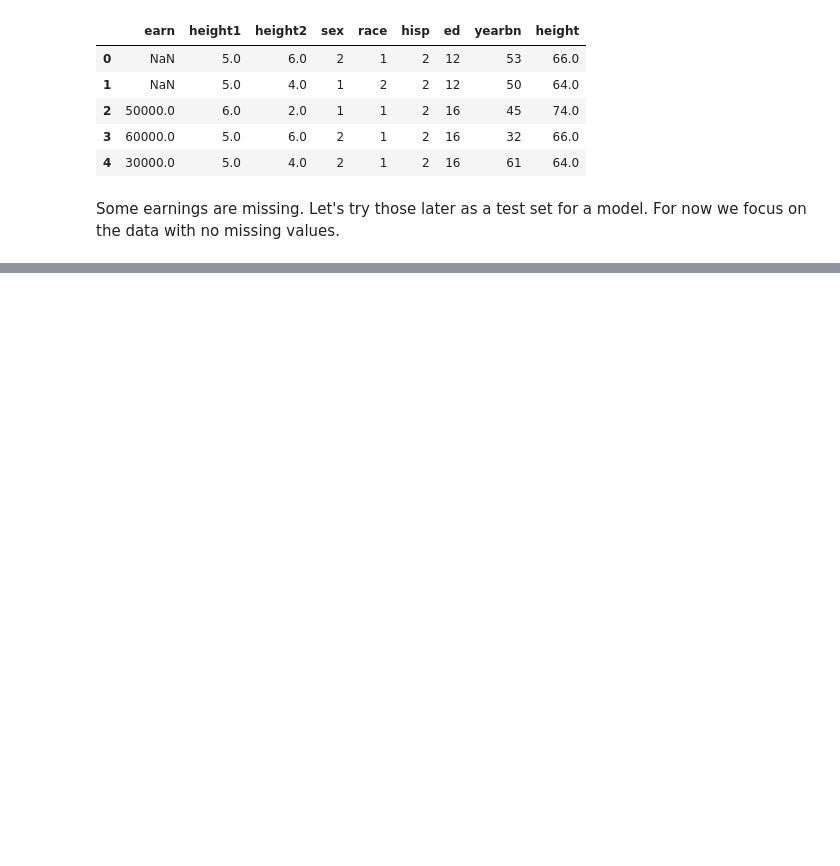
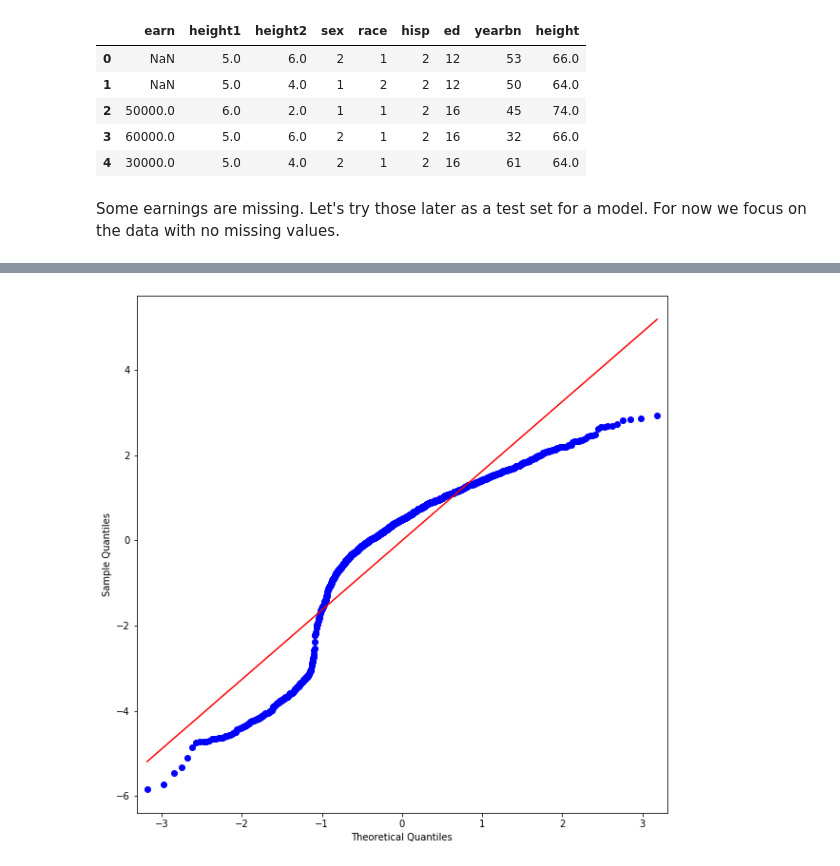
Before and after one commit to jezzarax/arm_book_exercises, a Jupyter notebook: ex42.ipynb, the cells around one changed output, grey strips where cells are left out. Cells and saved outputs as stored; diff of their text form; code cells hidden in the pictures; blank space fills up the shorter version.

```diff
--- a/ex42.ipynb
+++ b/ex42.ipynb
@@ -63,0 +175,6 @@ earnings_df_clean.corr().style.background_gradient(cmap, axis=1)
+# %%
+with plt.rc_context():
+    plt.rc("figure", figsize=(10,10))
+    sm.graphics.qqplot(mdl.resid, line='r')
+# %% [output]
+[figure, added]
```
Also changed, not shown: parts of 19 cells of this notebook, 2 other files.
